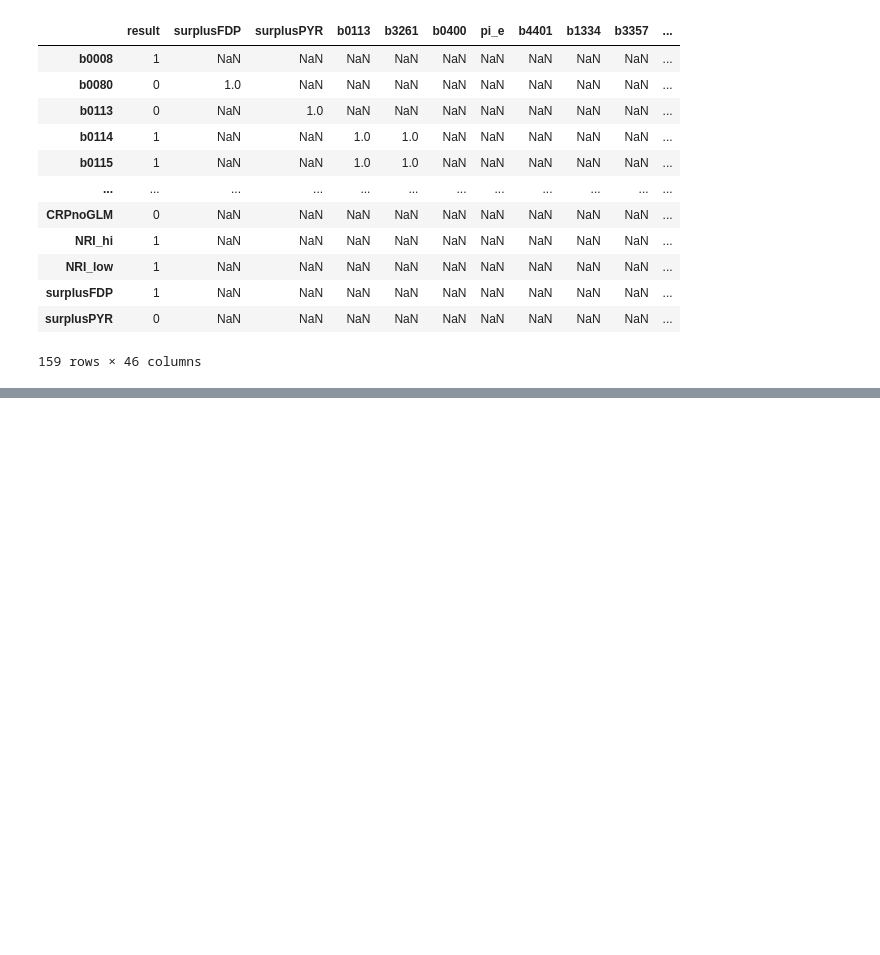
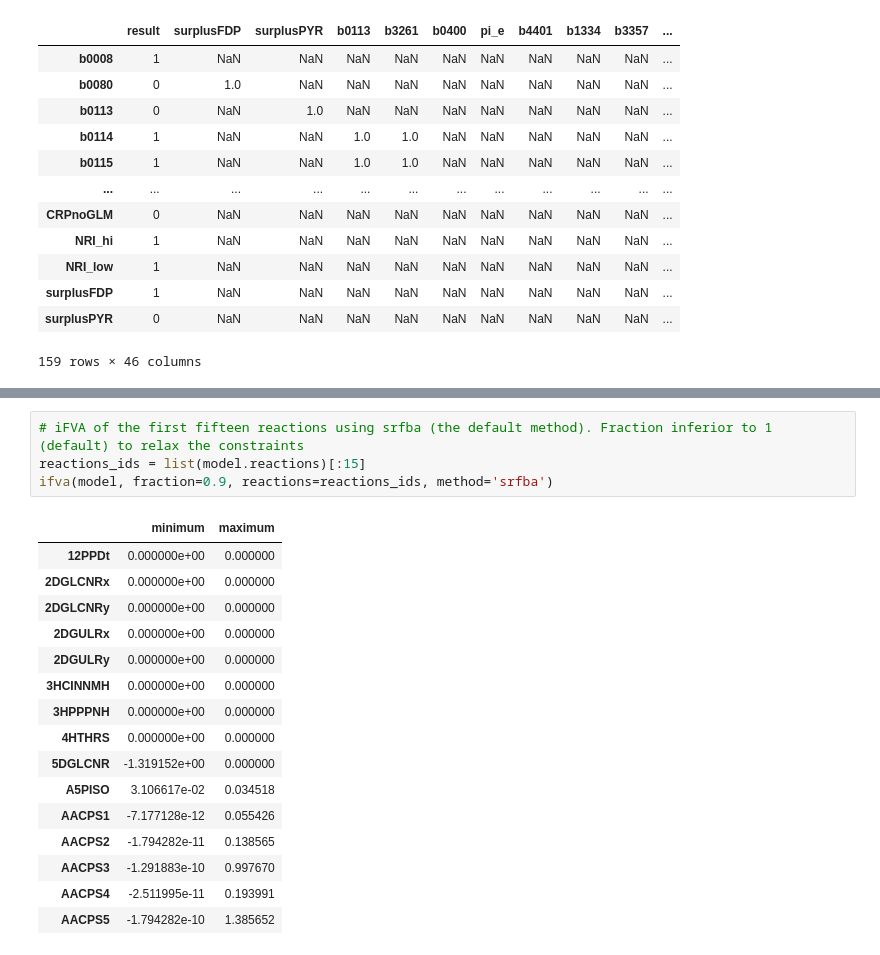
Before and after one commit to BioSystemsUM/MEWpy, a Jupyter notebook: examples/mew_analysis.ipynb, the cells around one changed output, grey strips where cells are left out. Drawn from its saved outputs; the diff is of its cells as text; blank space fills up the shorter version.

```diff
--- a/examples/mew_analysis.ipynb
+++ b/examples/mew_analysis.ipynb
@@ -629,0 +713,21 @@ solution
+# %%
+# iFVA of the first fifteen reactions using srfba (the default method). Fraction inferior to 1 (default) to relax the constraints
+reactions_ids = list(model.reactions)[:15]
+ifva(model, fraction=0.9, reactions=reactions_ids, method='srfba')
+# %% [output]
+|  | minimum | maximum |
+| 12PPDt | 0.000000e+00 | 0.000000 |
+| 2DGLCNRx | 0.000000e+00 | 0.000000 |
+| 2DGLCNRy | 0.000000e+00 | 0.000000 |
+| 2DGULRx | 0.000000e+00 | 0.000000 |
+| 2DGULRy | 0.000000e+00 | 0.000000 |
+| 3HCINNMH | 0.000000e+00 | 0.000000 |
+| 3HPPPNH | 0.000000e+00 | 0.000000 |
+| 4HTHRS | 0.000000e+00 | 0.000000 |
+| 5DGLCNR | -1.319152e+00 | 0.000000 |
+| A5PISO | 3.106617e-02 | 0.034518 |
+| AACPS1 | -7.177128e-12 | 0.055426 |
+| AACPS2 | -1.794282e-11 | 0.138565 |
+| AACPS3 | -1.291883e-10 | 0.997670 |
+| AACPS4 | -2.511995e-11 | 0.193991 |
+| AACPS5 | -1.794282e-10 | 1.385652 |
```
Also changed, not shown: parts of 60 cells of this notebook, 4 other files.
